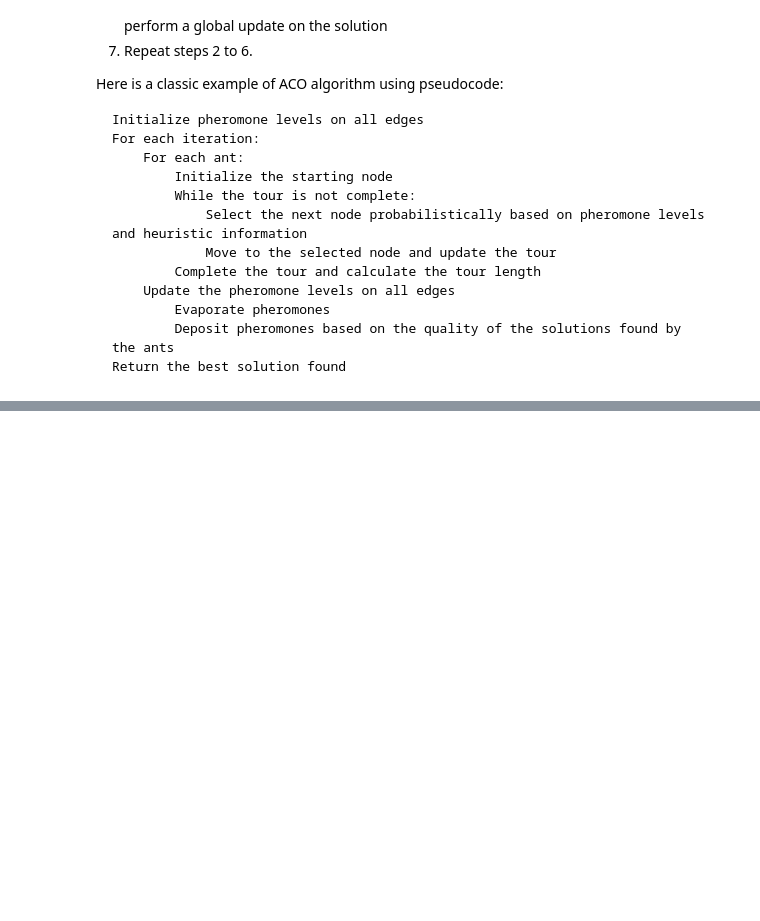
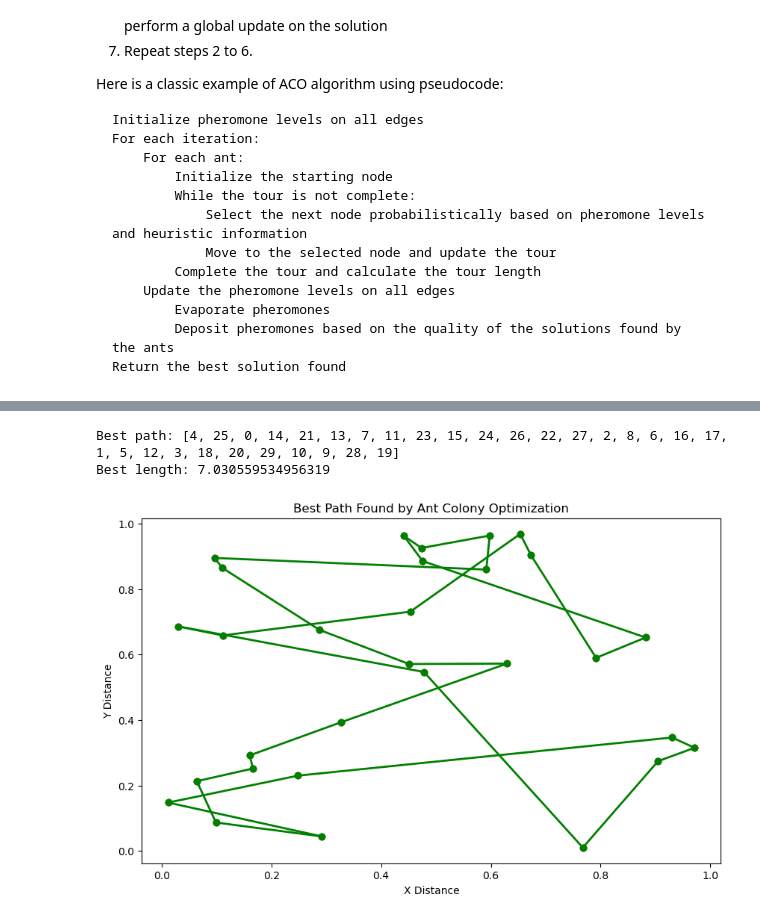
Before and after one commit to feradvk24/Math-Concepts-for-Developers, a Jupyter notebook: Course-Project/Ant Colony Optimization.ipynb, the cells around one changed output, grey strips where cells are left out. Cells and saved outputs as stored; diff of their text form; code cells hidden in the pictures; blank space fills up the shorter version.

```diff
--- a/Course-Project/Ant Colony Optimization.ipynb
+++ b/Course-Project/Ant Colony Optimization.ipynb
@@ -277,0 +670,7 @@ Best path length: 198.23307686169048
+# %%
+points = np.random.rand(30, 2)
+ant_colony_system(points, n_ants=10, n_iterations=100, alpha=1, beta=1, evaporation_rate=0.9, Q=1, rho=0.1, q_0=0.1)
+# %% [output]
+Best path: [4, 25, 0, 14, 21, 13, 7, 11, 23, 15, 24, 26, 22, 27, 2, 8, 6, 16, 17, 1, 5, 12, 3, 18, 20, 29, 10, 9, 28, 19]
+Best length: 7.030559534956319
+[figure, added]
```
Also changed, not shown: parts of 47 cells of this notebook, 1 other file.
